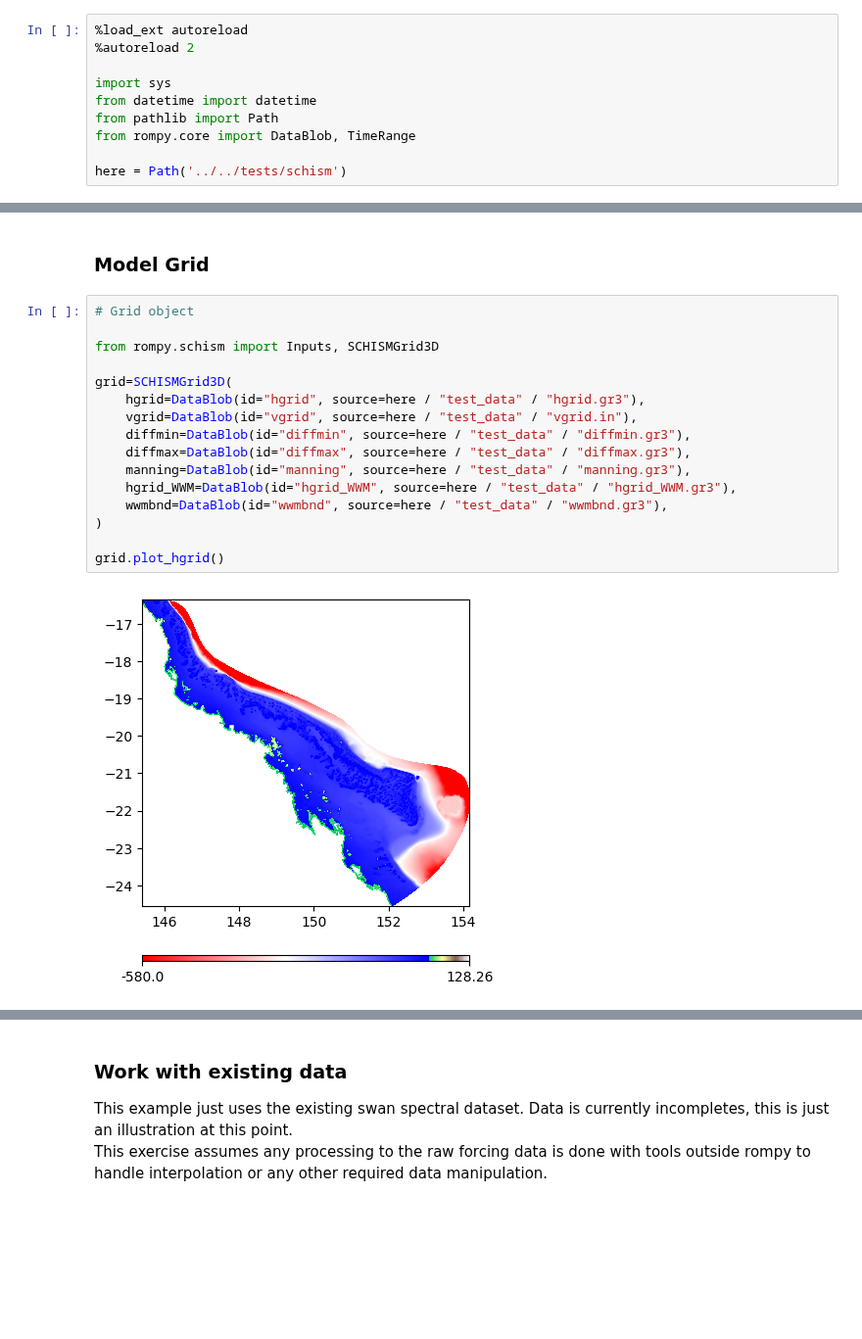
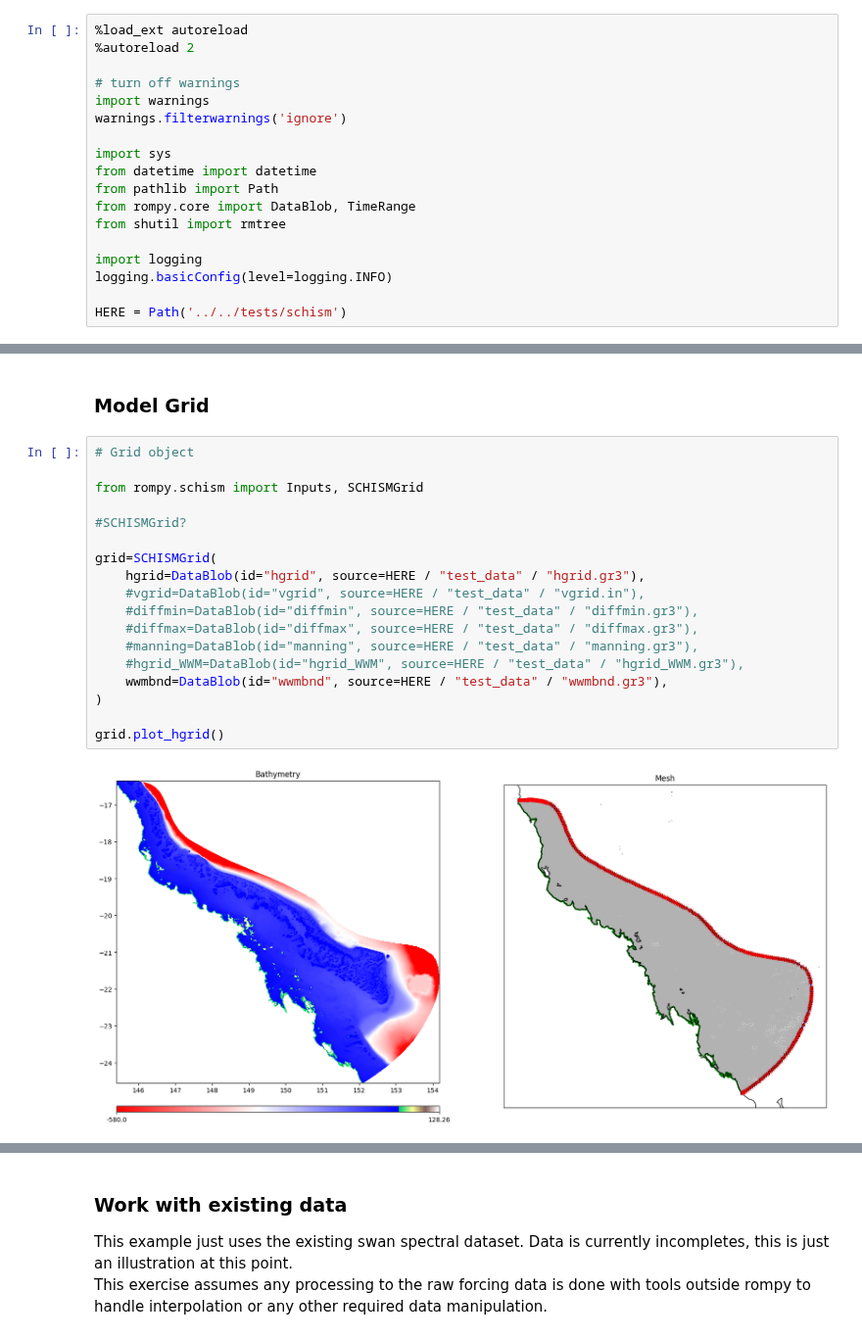
Before and after one commit to rom-py/rompy-schism, a Jupyter notebook: notebooks/schism/schism_procedural.ipynb, the cells around one changed output, grey strips where cells are left out. Shown at 98% size. Drawn from its saved outputs; the diff is of its cells as text; blank space fills up the shorter version.

Commit message:
WIP demo schism notebook

```diff
--- a/notebooks/schism/schism_procedural.ipynb
+++ b/notebooks/schism/schism_procedural.ipynb
@@ -6,13 +6,21 @@ In this notebook we will use the SCHOSM grid, config and data objects to define
 # %%
 %load_ext autoreload
 %autoreload 2
+
+# turn off warnings
+import warnings
+warnings.filterwarnings('ignore')
 
 import sys
 from datetime import datetime
 from pathlib import Path
 from rompy.core import DataBlob, TimeRange
+from shutil import rmtree
 
-here = Path('../../tests/schism')
+import logging
+logging.basicConfig(level=logging.INFO)
+
+HERE = Path('../../tests/schism')
 # %% [markdown]
 
 ### Workspace basepath
@@ -24,18 +35,20 @@ workdir.mkdir(exist_ok=True)
 # %%
 # Grid object
 
-from rompy.schism import Inputs, SCHISMGrid3D
+from rompy.schism import Inputs, SCHISMGrid
 
-grid=SCHISMGrid3D(
-    hgrid=DataBlob(id="hgrid", source=here / "test_data" / "hgrid.gr3"),
-    vgrid=DataBlob(id="vgrid", source=here / "test_data" / "vgrid.in"),
-    diffmin=DataBlob(id="diffmin", source=here / "test_data" / "diffmin.gr3"),
-    diffmax=DataBlob(id="diffmax", source=here / "test_data" / "diffmax.gr3"),
-    manning=DataBlob(id="manning", source=here / "test_data" / "manning.gr3"),
-    hgrid_WWM=DataBlob(id="hgrid_WWM", source=here / "test_data" / "hgrid_WWM.gr3"),
-    wwmbnd=DataBlob(id="wwmbnd", source=here / "test_data" / "wwmbnd.gr3"),
+#SCHISMGrid?
+
+grid=SCHISMGrid(
+    hgrid=DataBlob(id="hgrid", source=HERE / "test_data" / "hgrid.gr3"),
+    #vgrid=DataBlob(id="vgrid", source=HERE / "test_data" / "vgrid.in"),
+    #diffmin=DataBlob(id="diffmin", source=HERE / "test_data" / "diffmin.gr3"),
+    #diffmax=DataBlob(id="diffmax", source=HERE / "test_data" / "diffmax.gr3"),
+    #manning=DataBlob(id="manning", source=HERE / "test_data" / "manning.gr3"),
+    #hgrid_WWM=DataBlob(id="hgrid_WWM", source=HERE / "test_data" / "hgrid_WWM.gr3"),
+    wwmbnd=DataBlob(id="wwmbnd", source=HERE / "test_data" / "wwmbnd.gr3"),
 )
 
 grid.plot_hgrid()
 # %% [output]
-[figure, old version]
+[figure, new version]
```
Also changed, not shown: parts of 28 cells of this notebook.
